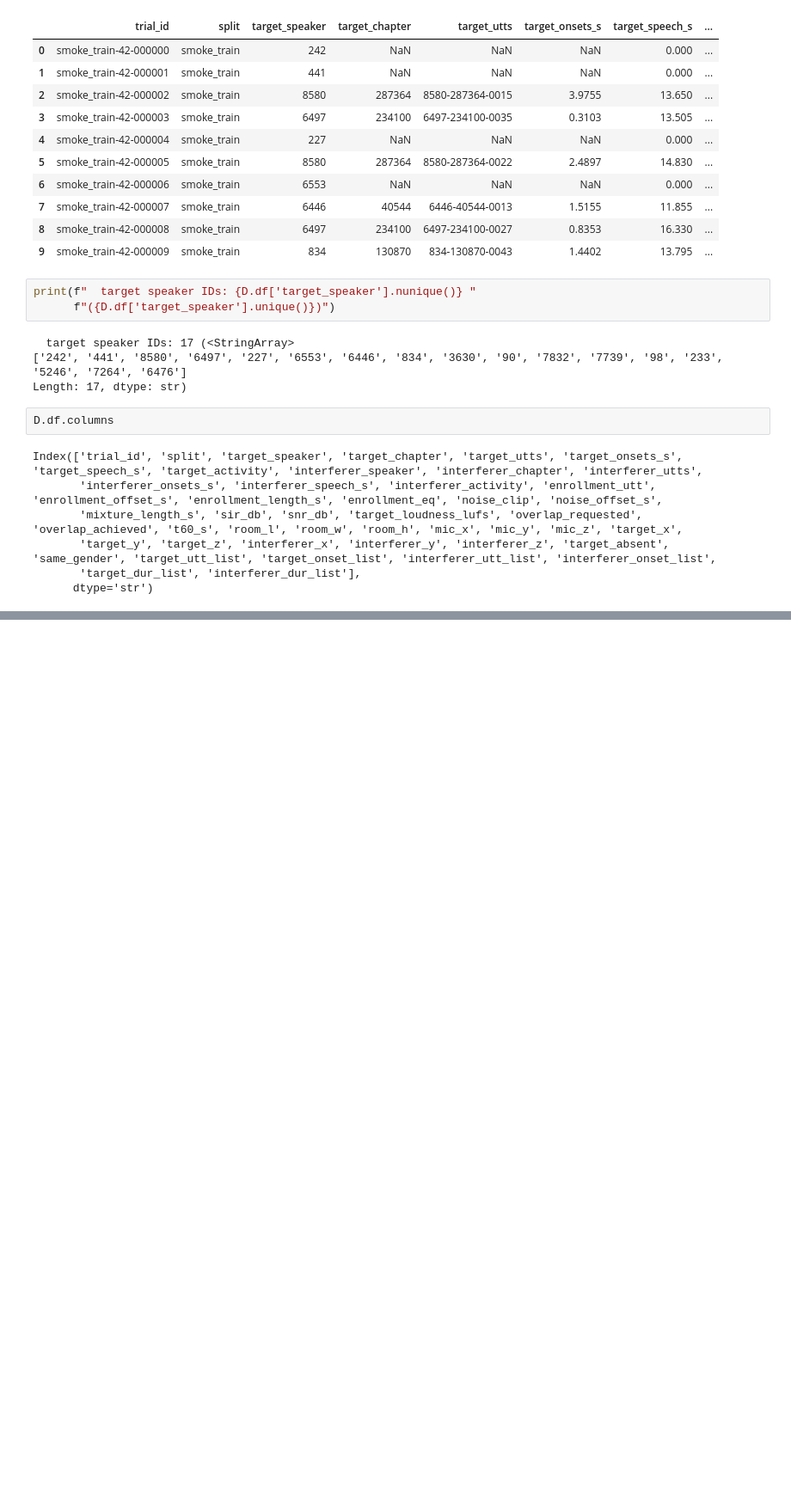
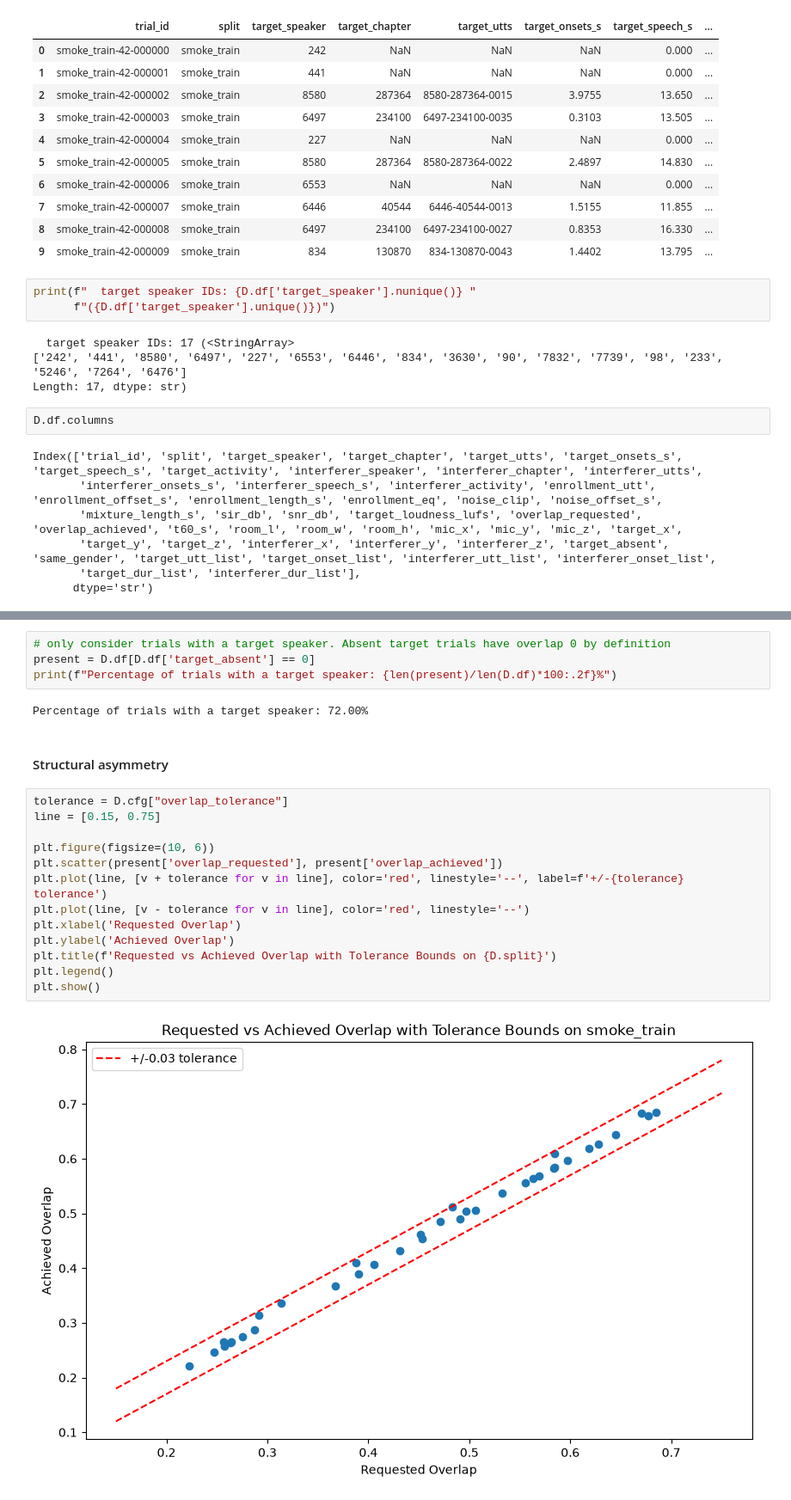
Before and after one commit to grantxxcoder/TargetSpeakerExtractor, a Jupyter notebook: src/exploratory/data_setup.ipynb, the cells around one changed output, grey strips where cells are left out. Shown at 86% size. Drawn from its saved outputs; the diff is of its cells as text; blank space fills up the shorter version.

Commit message:
MO: Milestones updated, explore dataset for overlap and timing

```diff
--- a/src/exploratory/data_setup.ipynb
+++ b/src/exploratory/data_setup.ipynb
@@ -180,0 +239,23 @@ Index(['trial_id', 'split', 'target_speaker', 'target_chapter', 'target_utts', '
+# %%
+# only consider trials with a target speaker. Absent target trials have overlap 0 by definition
+present = D.df[D.df['target_absent'] == 0]
+print(f"Percentage of trials with a target speaker: {len(present)/len(D.df)*100:.2f}%")
+# %% [output]
+Percentage of trials with a target speaker: 72.00%
+# %% [markdown]
+#### Structural asymmetry
+# %%
+tolerance = D.cfg["overlap_tolerance"]
+line = [0.15, 0.75]
+
+plt.figure(figsize=(10, 6))
+plt.scatter(present['overlap_requested'], present['overlap_achieved'])
+plt.plot(line, [v + tolerance for v in line], color='red', linestyle='--', label=f'+/-{tolerance} tolerance')
+plt.plot(line, [v - tolerance for v in line], color='red', linestyle='--')
+plt.xlabel('Requested Overlap')
+plt.ylabel('Achieved Overlap')
+plt.title(f'Requested vs Achieved Overlap with Tolerance Bounds on {D.split}')
+plt.legend()
+plt.show()
+# %% [output]
+[figure, added]
```
Also changed, not shown: parts of 7 cells of this notebook, 1 other file.
